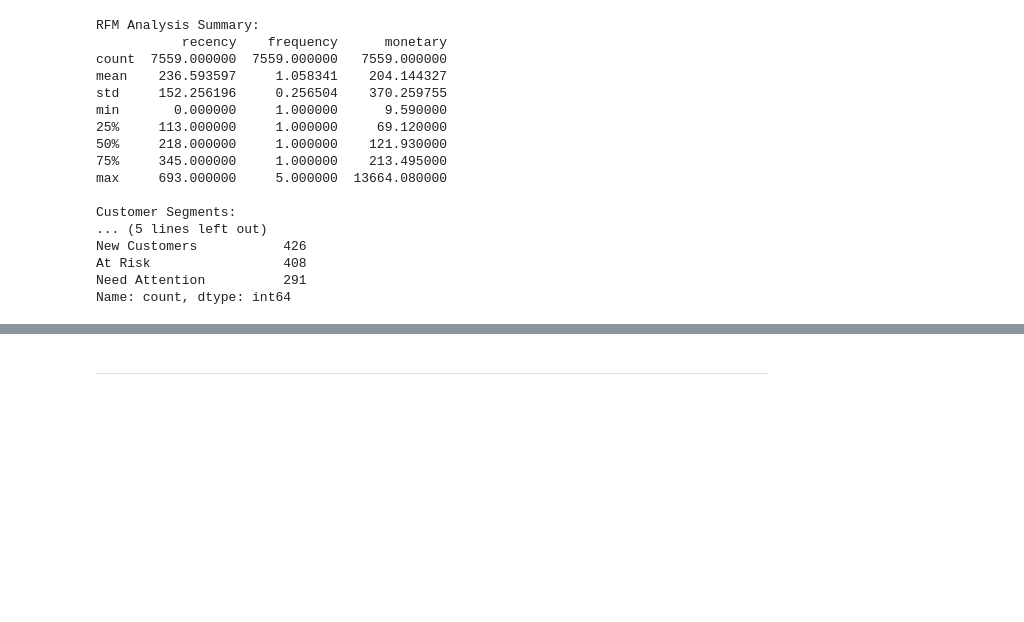
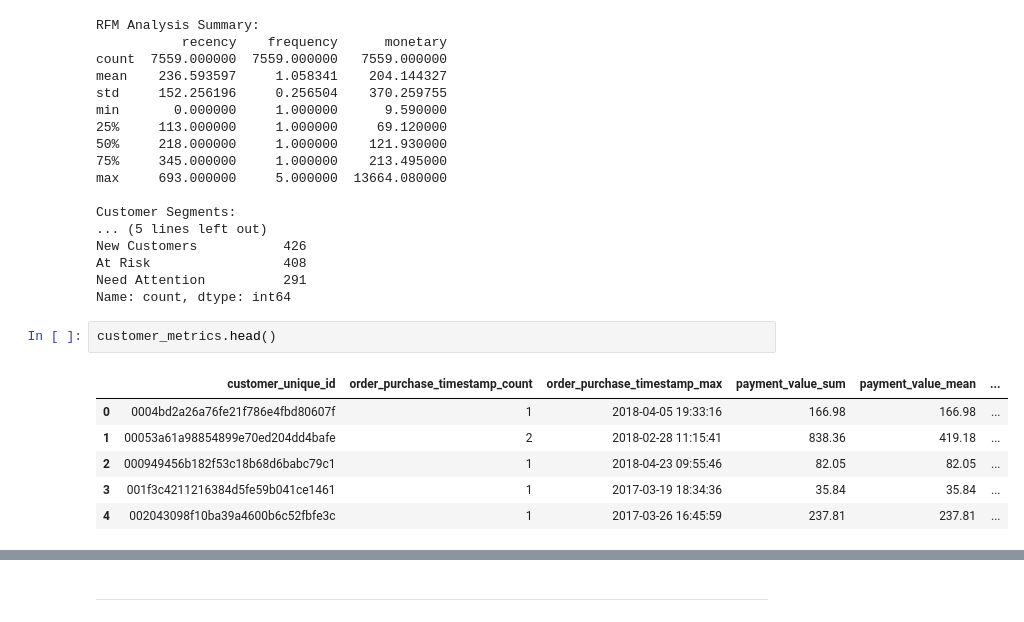
Before and after one commit to nitcode-cyber/e-commerce-capstone, a Jupyter notebook: jupyter_notebooks/MAIN.ipynb, the cells around one changed output, grey strips where cells are left out. Cells and saved outputs as stored; diff of their text form; blank space fills up the shorter version.

```diff
--- a/jupyter_notebooks/MAIN.ipynb
+++ b/jupyter_notebooks/MAIN.ipynb
@@ -1148,3 +1272,12 @@ New Customers           426
 At Risk                 408
 Need Attention          291
 Name: count, dtype: int64
+# %%
+customer_metrics.head()
+# %% [output]
+|  | customer_unique_id | order_purchase_timestamp_count | order_purchase_timestamp_max | payment_value_sum | payment_value_mean | ... |
+| 0 | 0004bd2a26a76fe21f786e4fbd80607f | 1 | 2018-04-05 19:33:16 | 166.98 | 166.98 | ... |
+| 1 | 00053a61a98854899e70ed204dd4bafe | 2 | 2018-02-28 11:15:41 | 838.36 | 419.18 | ... |
+| 2 | 000949456b182f53c18b68d6babc79c1 | 1 | 2018-04-23 09:55:46 | 82.05 | 82.05 | ... |
+| 3 | 001f3c4211216384d5fe59b041ce1461 | 1 | 2017-03-19 18:34:36 | 35.84 | 35.84 | ... |
+| 4 | 002043098f10ba39a4600b6c52fbfe3c | 1 | 2017-03-26 16:45:59 | 237.81 | 237.81 | ... |
```
Also changed, not shown: parts of 24 cells of this notebook, 1 other file.
